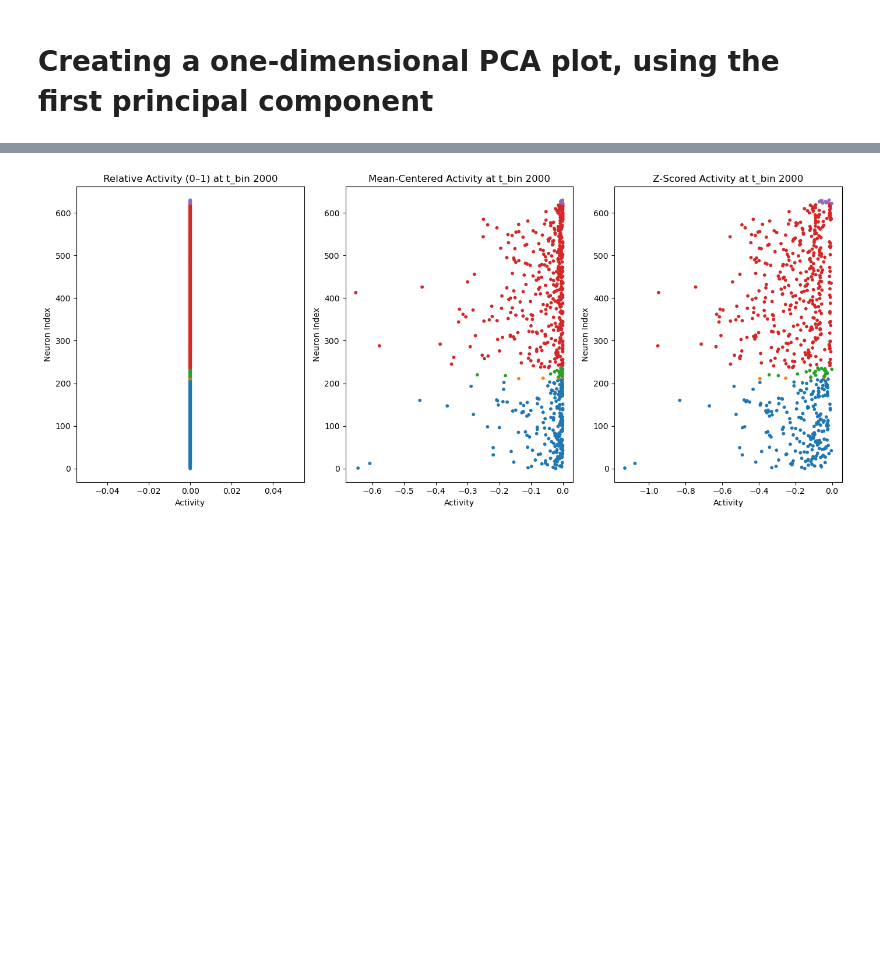
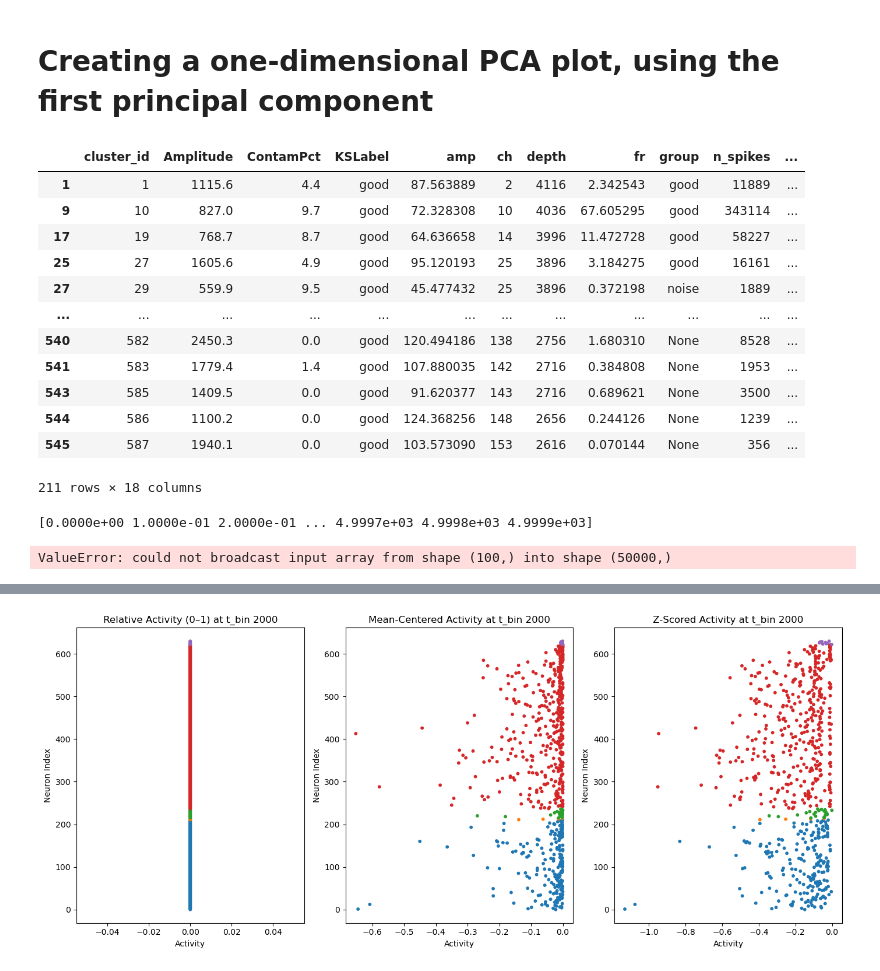
Before and after one commit to granthughes1999/PCA_on_neural_data, a Jupyter notebook: mice/reach7_07_2024-12-04_20-57-49_008/single_dimensional_PCA.ipynb, the cells around one changed output, grey strips where cells are left out. Drawn from its saved outputs; the diff is of its cells as text; code cells hidden in the pictures; blank space fills up the shorter version.

```diff
--- a/mice/reach7_07_2024-12-04_20-57-49_008/single_dimensional_PCA.ipynb
+++ b/mice/reach7_07_2024-12-04_20-57-49_008/single_dimensional_PCA.ipynb
@@ -3,3 +5,41 @@
+# %%
+df_units = df_units[(df_units['KSLabel']=='good') & (df_units['probe']=='A')]
+
+df_units
+# %% [output]
+|  | cluster_id | Amplitude | ContamPct | KSLabel | amp | ch | depth | fr | group | n_spikes | ... |
+| 1 | 1 | 1115.6 | 4.4 | good | 87.563889 | 2 | 4116 | 2.342543 | good | 11889 | ... |
+| 9 | 10 | 827.0 | 9.7 | good | 72.328308 | 10 | 4036 | 67.605295 | good | 343114 | ... |
+| 17 | 19 | 768.7 | 8.7 | good | 64.636658 | 14 | 3996 | 11.472728 | good | 58227 | ... |
+| 25 | 27 | 1605.6 | 4.9 | good | 95.120193 | 25 | 3896 | 3.184275 | good | 16161 | ... |
+| 27 | 29 | 559.9 | 9.5 | good | 45.477432 | 25 | 3896 | 0.372198 | noise | 1889 | ... |
+| ... | ... | ... | ... | ... | ... | ... | ... | ... | ... | ... | ... |
+| 540 | 582 | 2450.3 | 0.0 | good | 120.494186 | 138 | 2756 | 1.680310 | None | 8528 | ... |
+| 541 | 583 | 1779.4 | 1.4 | good | 107.880035 | 142 | 2716 | 0.384808 | None | 1953 | ... |
+| 543 | 585 | 1409.5 | 0.0 | good | 91.620377 | 143 | 2716 | 0.689621 | None | 3500 | ... |
+| 544 | 586 | 1100.2 | 0.0 | good | 124.368256 | 148 | 2656 | 0.244126 | None | 1239 | ... |
+| 545 | 587 | 1940.1 | 0.0 | good | 103.573090 | 153 | 2616 | 0.070144 | None | 356 | ... |
+211 rows × 18 columns
+# %%
+time_bins = np.arange(0, 5000, 0.1)
+print(time_bins)
+n_bins = len(time_bins) - 1
+
+
+spike_counts = np.zeros((100, n_bins))
+df_units = load_spike_data(df_units_path)
+df_units = df_units[(df_units['KSLabel']=='good') & (df_units['probe']=='A')]
+
+for i, spikes in enumerate(df_units['times']):
+    counts, _ = np.histogram(spikes, bins=time_bins)
+    spike_counts[i, :] = counts
+    plt.figure()
+    plt.plot(counts)
+    if i >=5:
+        break
+# %% [output]
+[0.0000e+00 1.0000e-01 2.0000e-01 ... 4.9997e+03 4.9998e+03 4.9999e+03]
+ValueError: could not broadcast input array from shape (100,) into shape (50000,)
 # %%
 import numpy as np
 import pandas as pd
```
Also changed, not shown: parts of 11 cells of this notebook, 4 other files.
